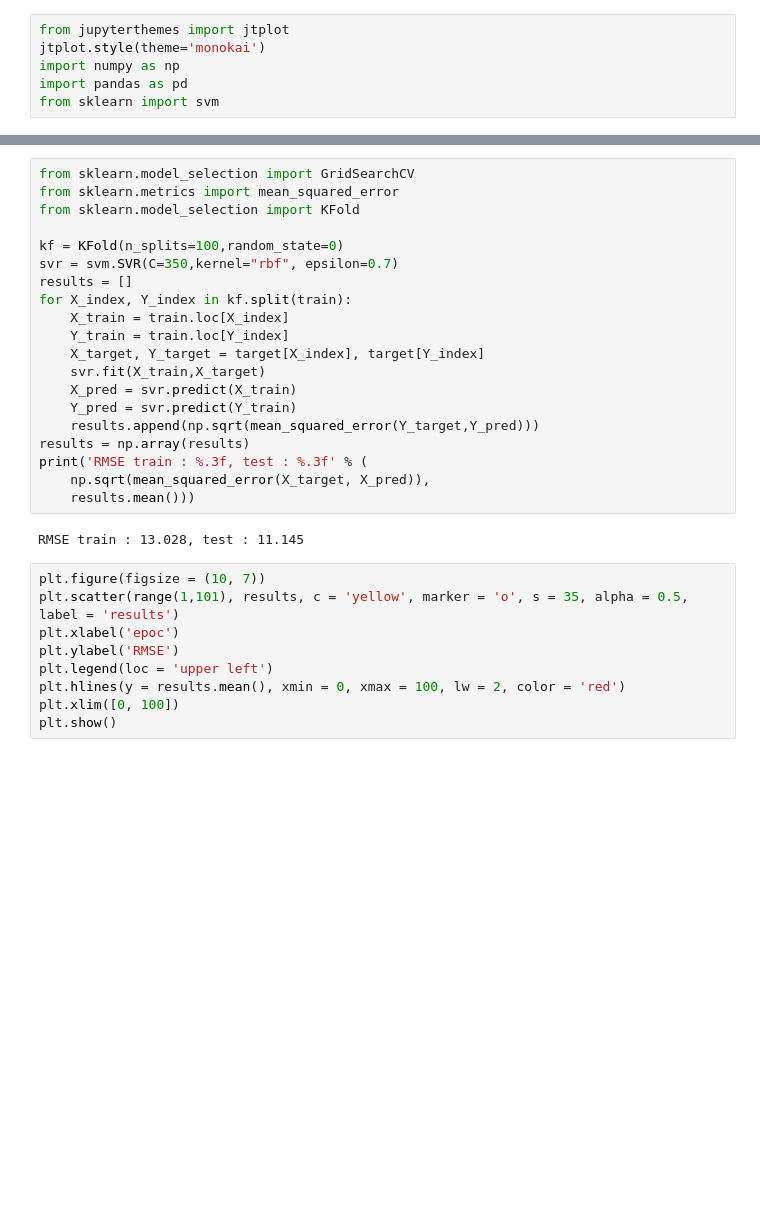
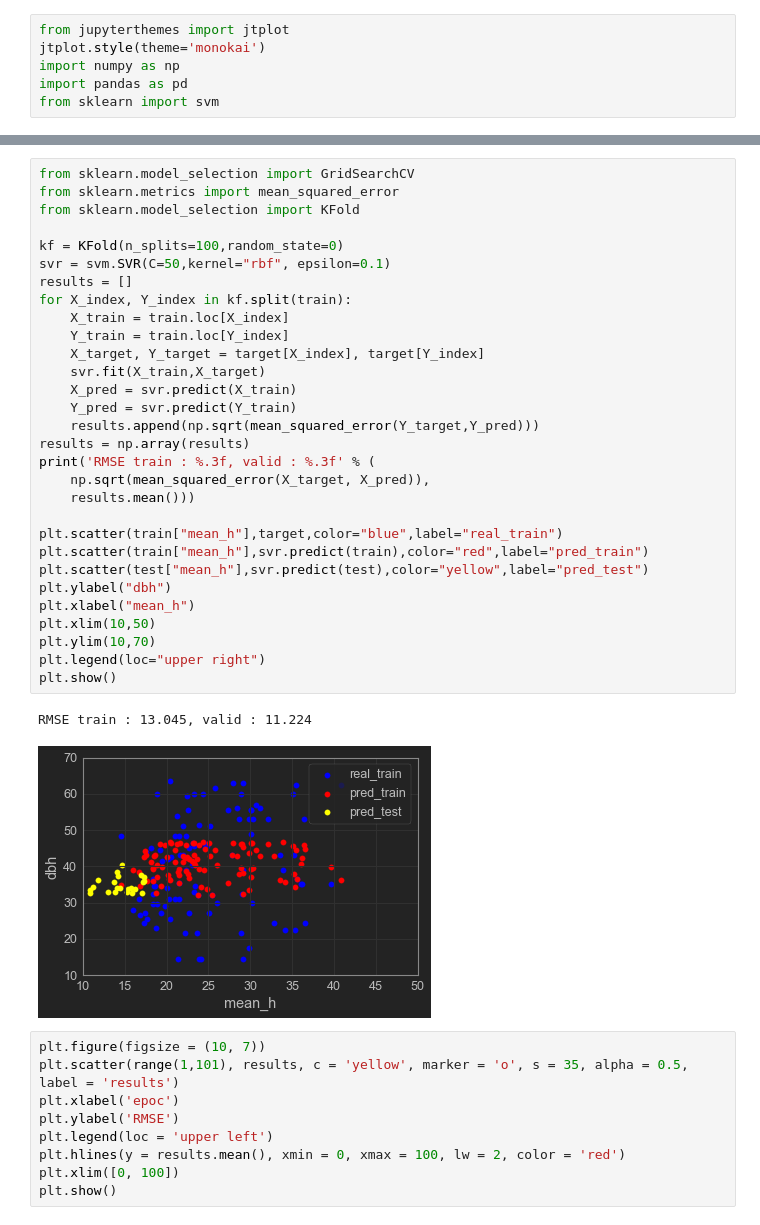
Before and after one commit to Ark-OU/Kaggle, a Jupyter notebook: GE_Kaggle01/SVR.ipynb, the cells around one changed output, grey strips where cells are left out. Drawn from its saved outputs; the diff is of its cells as text; blank space fills up the shorter version.

```diff
--- a/GE_Kaggle01/SVR.ipynb
+++ b/GE_Kaggle01/SVR.ipynb
@@ -62,25 +58,36 @@ plt.show()
 # %%
 from sklearn.model_selection import GridSearchCV
 from sklearn.metrics import mean_squared_error
 from sklearn.model_selection import KFold
 
 kf = KFold(n_splits=100,random_state=0)
-svr = svm.SVR(C=350,kernel="rbf", epsilon=0.7)
+svr = svm.SVR(C=50,kernel="rbf", epsilon=0.1)
 results = []
 for X_index, Y_index in kf.split(train):
     X_train = train.loc[X_index]
     Y_train = train.loc[Y_index]
     X_target, Y_target = target[X_index], target[Y_index]
     svr.fit(X_train,X_target)
     X_pred = svr.predict(X_train)
     Y_pred = svr.predict(Y_train)
     results.append(np.sqrt(mean_squared_error(Y_target,Y_pred)))
 results = np.array(results)
-print('RMSE train : %.3f, test : %.3f' % (
+print('RMSE train : %.3f, valid : %.3f' % (
     np.sqrt(mean_squared_error(X_target, X_pred)),
     results.mean()))
+
+plt.scatter(train["mean_h"],target,color="blue",label="real_train")
+plt.scatter(train["mean_h"],svr.predict(train),color="red",label="pred_train")
+plt.scatter(test["mean_h"],svr.predict(test),color="yellow",label="pred_test")
+plt.ylabel("dbh")
+plt.xlabel("mean_h")
+plt.xlim(10,50)
+plt.ylim(10,70)
+plt.legend(loc="upper right")
+plt.show()
 # %% [output]
-RMSE train : 13.028, test : 11.145
+RMSE train : 13.045, valid : 11.224
+[figure, added]
 # %%
 plt.figure(figsize = (10, 7))
 plt.scatter(range(1,101), results, c = 'yellow', marker = 'o', s = 35, alpha = 0.5, label = 'results')
```
Also changed, not shown: parts of 4 cells of this notebook, 17 other files.
